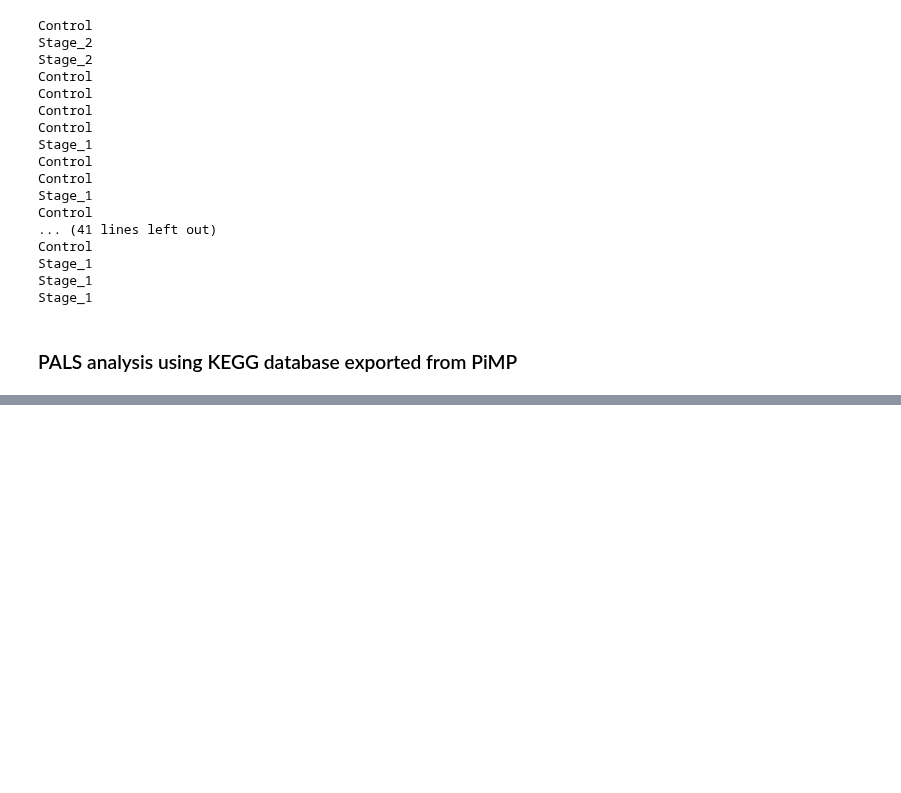
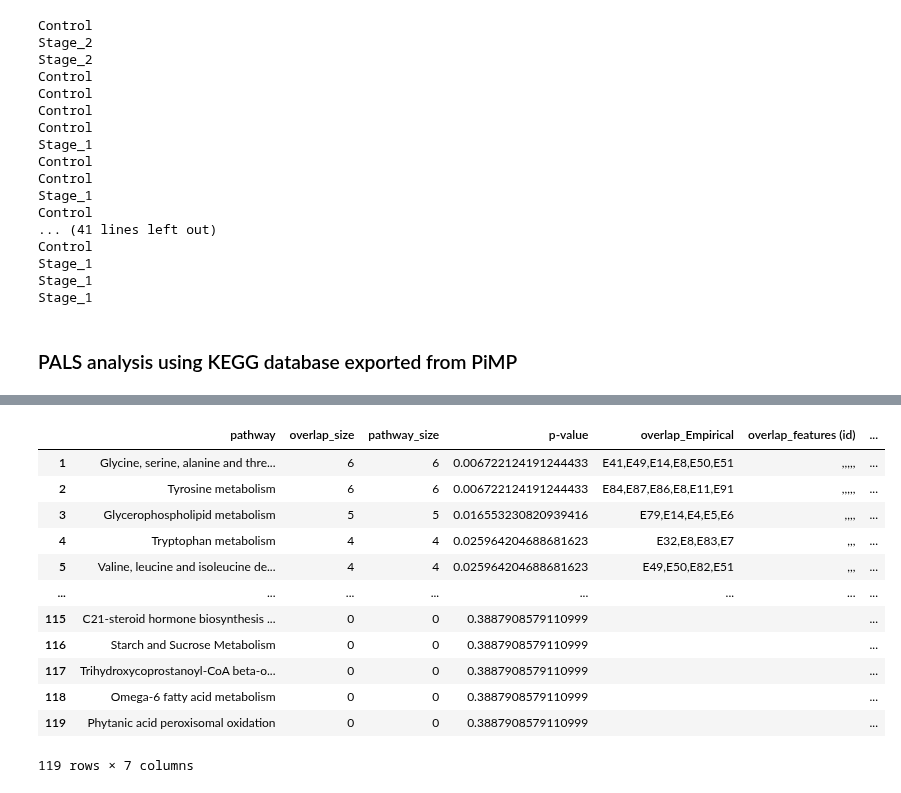
Before and after one commit to glasgowcompbio/PALS, a Jupyter notebook: notebooks/manuscript/PALS_HAT_analysis_paper.ipynb, the cells around one changed output, grey strips where cells are left out. Drawn from its saved outputs; the diff is of its cells as text; code cells hidden in the pictures; blank space fills up the shorter version.

```diff
--- a/notebooks/manuscript/PALS_HAT_analysis_paper.ipynb
+++ b/notebooks/manuscript/PALS_HAT_analysis_paper.ipynb
@@ -341,6 +337,6 @@ decoy_mzdf[['row_id', 'm/z', 'retention_time']].set_index('row_id')
 | 39552 | 332.921890 | 954.794743 |
 6414 rows × 2 columns
 # %%
-decoy_data = DataSource(int_df, annotation_df, experimental_design, DATABASE_PIMP_KEGG, mz_rt_df=decoy_mzdf)
+decoy_data = DataSource(int_df, annotation_df, experimental_design, DATABASE_PIMP_KEGG, mz_rt_df=decoy_mzdf, comparisons=comparisons)
 decoy_ds = decoy_data.create_mummichog_ds()
 # %% [output]
@@ -398,0 +377,16 @@ pathway_df
+# %%
+a
+# %% [output]
+|  | pathway | overlap_size | pathway_size | p-value | overlap_Empirical | overlap_features (id) | ... |
+| 1 | Glycine, serine, alanine and thre... | 6 | 6 | 0.006722124191244433 | E41,E49,E14,E8,E50,E51 | ,,,,, | ... |
+| 2 | Tyrosine metabolism | 6 | 6 | 0.006722124191244433 | E84,E87,E86,E8,E11,E91 | ,,,,, | ... |
+| 3 | Glycerophospholipid metabolism | 5 | 5 | 0.016553230820939416 | E79,E14,E4,E5,E6 | ,,,, | ... |
+| 4 | Tryptophan metabolism | 4 | 4 | 0.025964204688681623 | E32,E8,E83,E7 | ,,, | ... |
+| 5 | Valine, leucine and isoleucine de... | 4 | 4 | 0.025964204688681623 | E49,E50,E82,E51 | ,,, | ... |
+| ... | ... | ... | ... | ... | ... | ... | ... |
+| 115 | C21-steroid hormone biosynthesis ... | 0 | 0 | 0.3887908579110999 |  |  | ... |
+| 116 | Starch and Sucrose Metabolism | 0 | 0 | 0.3887908579110999 |  |  | ... |
+| 117 | Trihydroxycoprostanoyl-CoA beta-o... | 0 | 0 | 0.3887908579110999 |  |  | ... |
+| 118 | Omega-6 fatty acid metabolism | 0 | 0 | 0.3887908579110999 |  |  | ... |
+| 119 | Phytanic acid peroxisomal oxidation | 0 | 0 | 0.3887908579110999 |  |  | ... |
+119 rows × 7 columns
```
Also changed, not shown: parts of 27 cells of this notebook.
